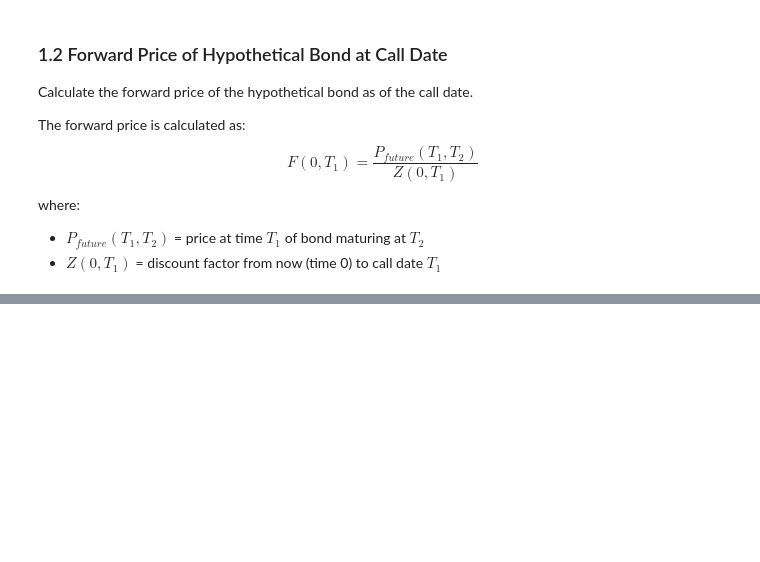
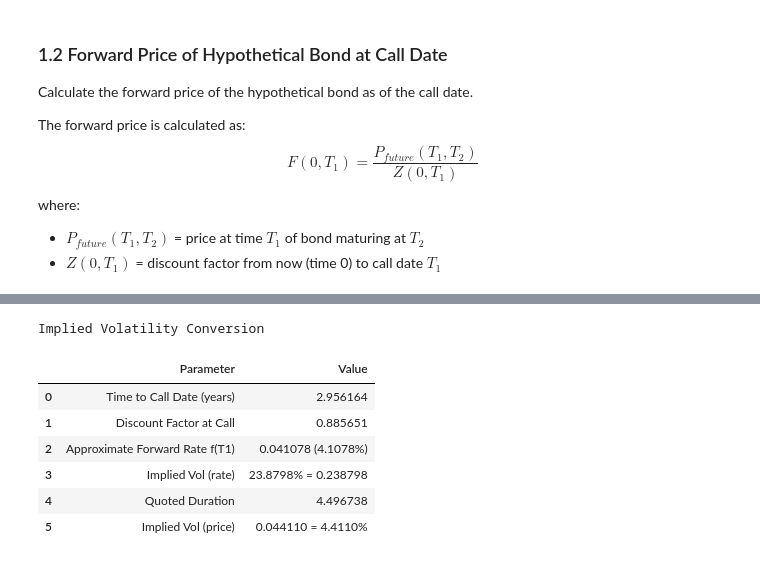
Before and after one commit to DipeshGhimire/FinMath-FixedIncomeDerivatives, a Jupyter notebook: options_on_rates_and_bonds/freddie_mac_bonds.ipynb, the cells around one changed output, grey strips where cells are left out. Cells and saved outputs as stored; diff of their text form; code cells hidden in the pictures; blank space fills up the shorter version.

Commit message:
Changes to be committed: 	modified:   options_on_rates_and_bonds/freddie_mac_bonds.ipynb

```diff
--- a/options_on_rates_and_bonds/freddie_mac_bonds.ipynb
+++ b/options_on_rates_and_bonds/freddie_mac_bonds.ipynb
@@ -274,0 +376,44 @@ where:
+# %%
+# Extract the spot rate at time T1 (call date)
+spot_rate_at_call = interpolate_discount_factor(time_to_call, discount_curve)
+# Convert to rate: r = -ln(Z(T))/T
+forward_rate_approx = -np.log(spot_rate_at_call) / time_to_call
+
+# Convert implied vol from rate to price
+sigma_rate = implied_vol / 100  # Convert from percentage
+duration = quoted_duration  # Use quoted duration
+
+sigma_price = duration * sigma_rate * forward_rate_approx
+
+# Organize results in a DataFrame for display
+implied_vol_conversion_df = pd.DataFrame(
+    {
+        "Parameter": [
+            "Time to Call Date (years)",
+            "Discount Factor at Call",
+            "Approximate Forward Rate f(T1)",
+            "Implied Vol (rate)",
+            "Quoted Duration",
+            "Implied Vol (price)",
+        ],
+        "Value": [
+            f"{time_to_call:.6f}",
+            f"{spot_rate_at_call:.6f}",
+            f"{forward_rate_approx:.6f} ({forward_rate_approx*100:.4f}%)",
+            f"{implied_vol:.4f}% = {sigma_rate:.6f}",
+            f"{duration:.6f}",
+            f"{sigma_price:.6f} = {sigma_price*100:.4f}%",
+        ],
+    }
+)
+
+display(implied_vol_conversion_df.style.set_caption("Implied Volatility Conversion"))
+# %% [output]
+Implied Volatility Conversion
+|  | Parameter | Value |
+| 0 | Time to Call Date (years) | 2.956164 |
+| 1 | Discount Factor at Call | 0.885651 |
+| 2 | Approximate Forward Rate f(T1) | 0.041078 (4.1078%) |
+| 3 | Implied Vol (rate) | 23.8798% = 0.238798 |
+| 4 | Quoted Duration | 4.496738 |
+| 5 | Implied Vol (price) | 0.044110 = 4.4110% |
```
Also changed, not shown: parts of 6 cells of this notebook.
